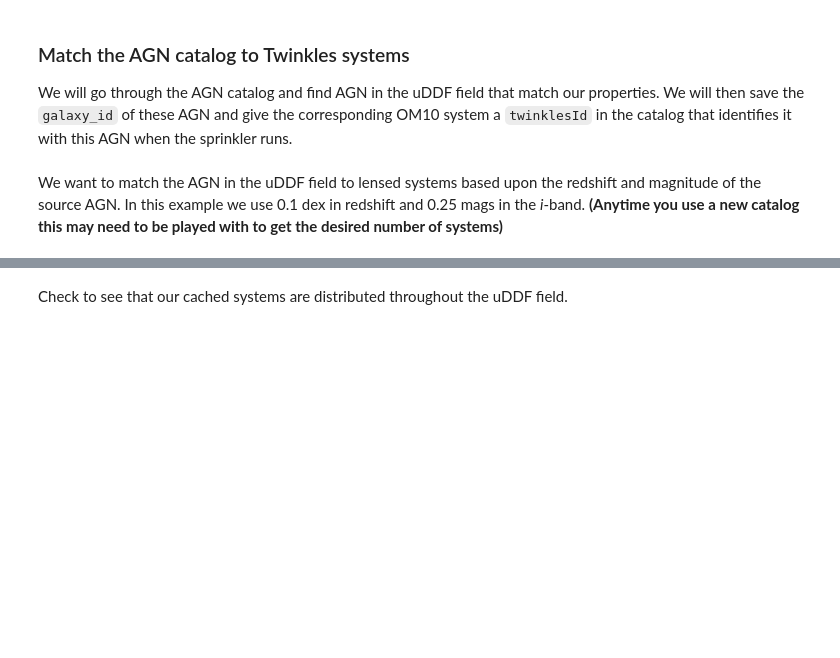
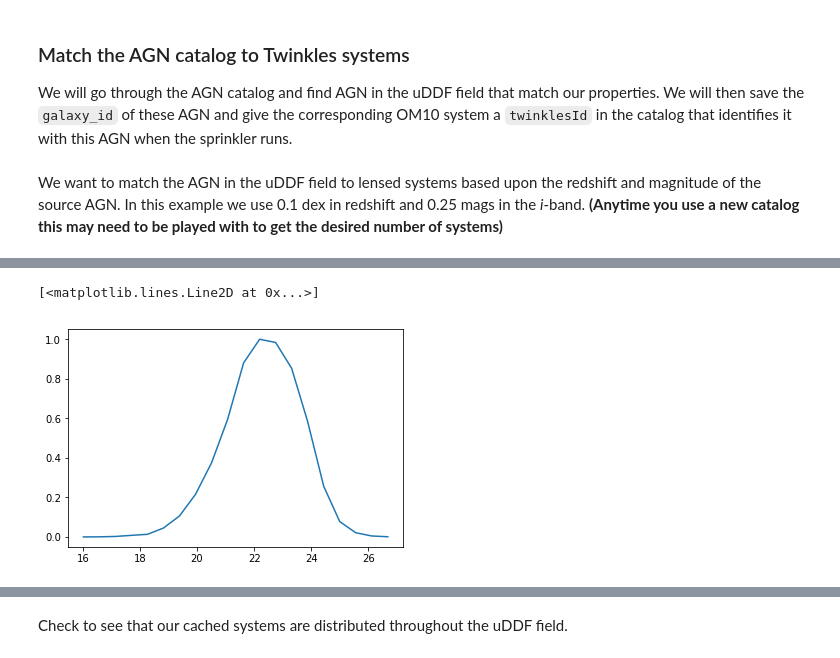
Before and after one commit to LSSTDESC/Twinkles, a Jupyter notebook: examples/notebooks/dc2_sprinkler_cache_production.ipynb, the cells around one changed output, grey strips where cells are left out. Saved outputs shown, nothing was run; the diff lists cells and outputs as text; code cells hidden in the pictures; blank space fills up the shorter version.

```diff
--- a/examples/notebooks/dc2_sprinkler_cache_production.ipynb
+++ b/examples/notebooks/dc2_sprinkler_cache_production.ipynb
@@ -161,0 +185,10 @@ df_agn = df_agn.reset_index(drop=True)
+# %%
+n, bins = np.histogram(twinkles_lenses['MAGI_IN'], bins=20)
+# %%
+bin_centers = 0.5*(bins[:-1] + bins[1:])
+n = n / np.max(n)
+# %%
+plt.plot(bin_centers, n)
+# %% [output]
+[<matplotlib.lines.Line2D at 0x...>]
+[figure, added]
```
Also changed, not shown: parts of 17 cells of this notebook.
